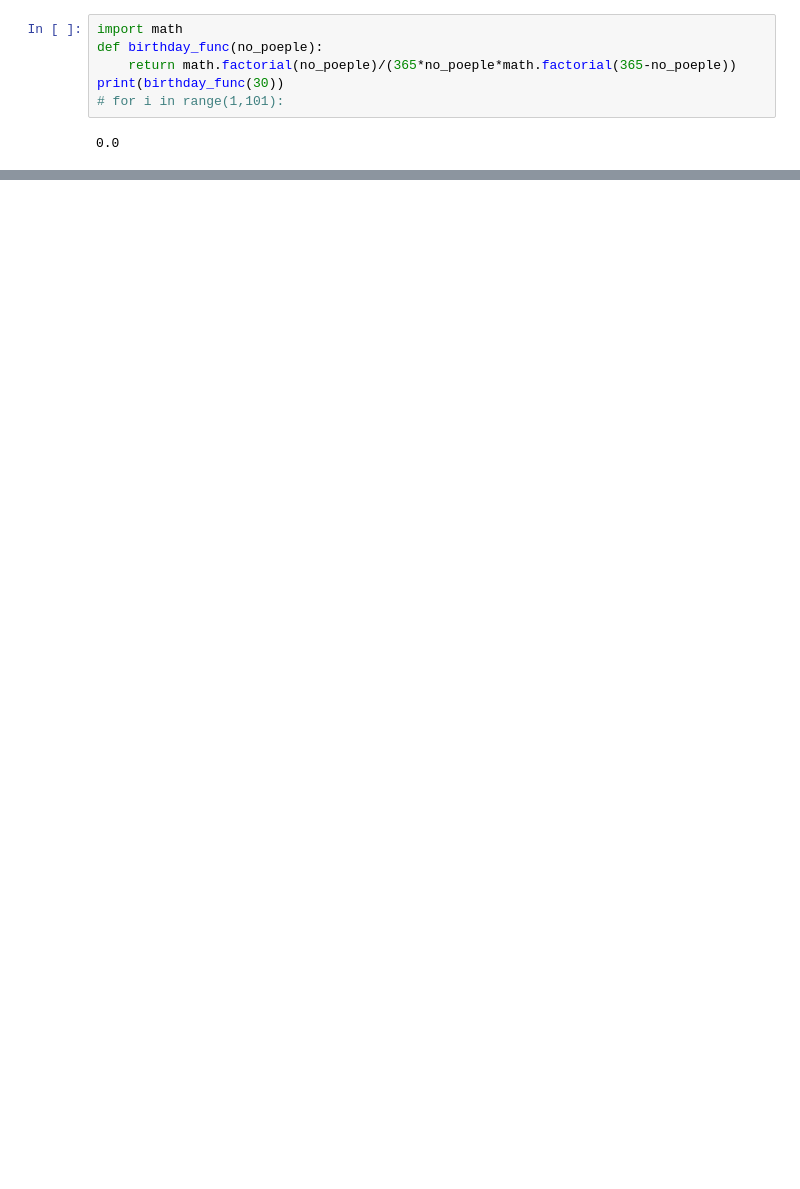
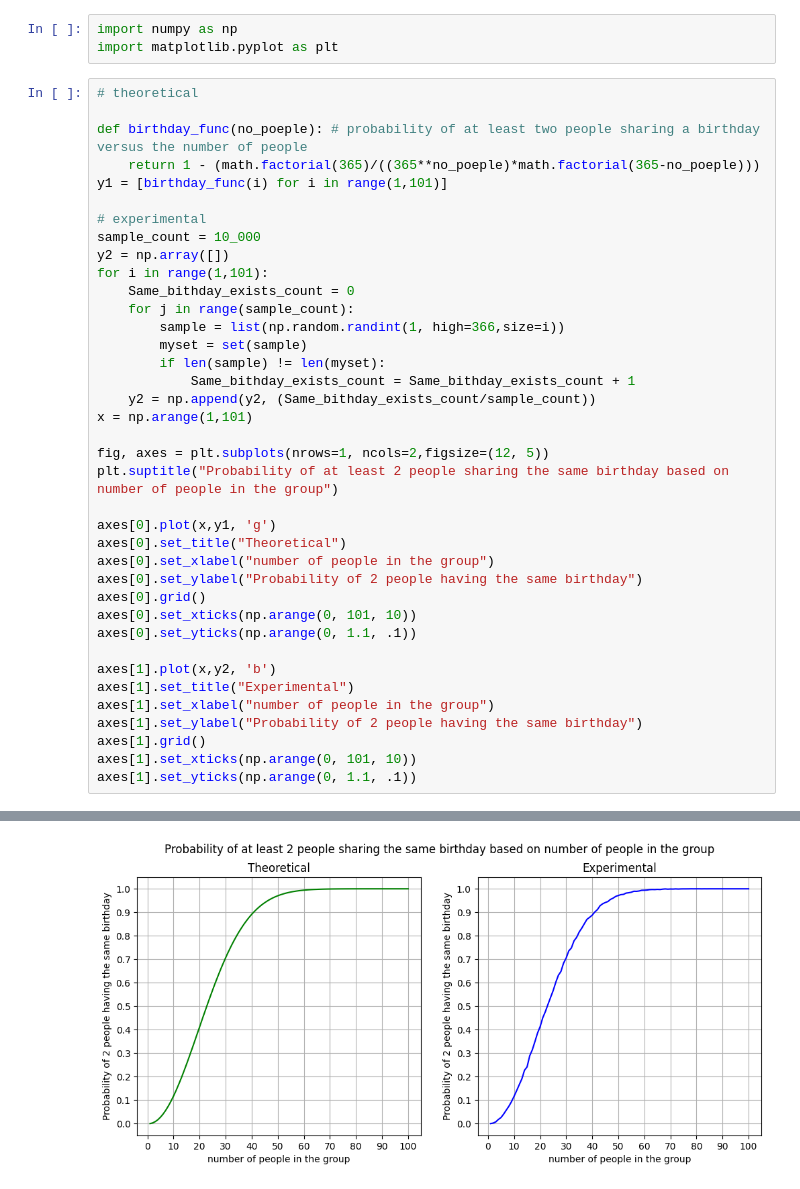
Before and after one commit to osamaoun97/Birthday_problem, a Jupyter notebook: Birthdays_problem.ipynb, the cells around one changed output, grey strips where cells are left out. Drawn from its saved outputs; the diff is of its cells as text; blank space fills up the shorter version.

```diff
--- a/Birthdays_problem.ipynb
+++ b/Birthdays_problem.ipynb
@@ -27,8 +1,42 @@ operable program or batch file.
-# %%
-import math
-def birthday_func(no_poeple):
-    return math.factorial(no_poeple)/(365*no_poeple*math.factorial(365-no_poeple))
-print(birthday_func(30))
-# for i in range(1,101):
-# %% [output]
-0.0
+# %%
+import numpy as np
+import matplotlib.pyplot as plt
+# %%
+# theoretical
+
+def birthday_func(no_poeple): # probability of at least two people sharing a birthday versus the number of people
+    return 1 - (math.factorial(365)/((365**no_poeple)*math.factorial(365-no_poeple)))
+y1 = [birthday_func(i) for i in range(1,101)]
+
+# experimental
+sample_count = 10_000
+y2 = np.array([])
+for i in range(1,101):
+    Same_bithday_exists_count = 0
+    for j in range(sample_count):
+        sample = list(np.random.randint(1, high=366,size=i))
+        myset = set(sample)
+        if len(sample) != len(myset):
+            Same_bithday_exists_count = Same_bithday_exists_count + 1
+    y2 = np.append(y2, (Same_bithday_exists_count/sample_count))
+x = np.arange(1,101)
+
+fig, axes = plt.subplots(nrows=1, ncols=2,figsize=(12, 5))
+plt.suptitle("Probability of at least 2 people sharing the same birthday based on number of people in the group")
+
+axes[0].plot(x,y1, 'g')
+axes[0].set_title("Theoretical")
+axes[0].set_xlabel("number of people in the group")
+axes[0].set_ylabel("Probability of 2 people having the same birthday")
+axes[0].grid()
+axes[0].set_xticks(np.arange(0, 101, 10))
+axes[0].set_yticks(np.arange(0, 1.1, .1))
+
+axes[1].plot(x,y2, 'b')
+axes[1].set_title("Experimental")
+axes[1].set_xlabel("number of people in the group")
+axes[1].set_ylabel("Probability of 2 people having the same birthday")
+axes[1].grid()
+axes[1].set_xticks(np.arange(0, 101, 10))
+axes[1].set_yticks(np.arange(0, 1.1, .1))
+# %% [output]
@@ -34,0 +54 @@ print(birthday_func(30))
+[figure, added]
```
Also changed, not shown: parts of 3 cells of this notebook.
